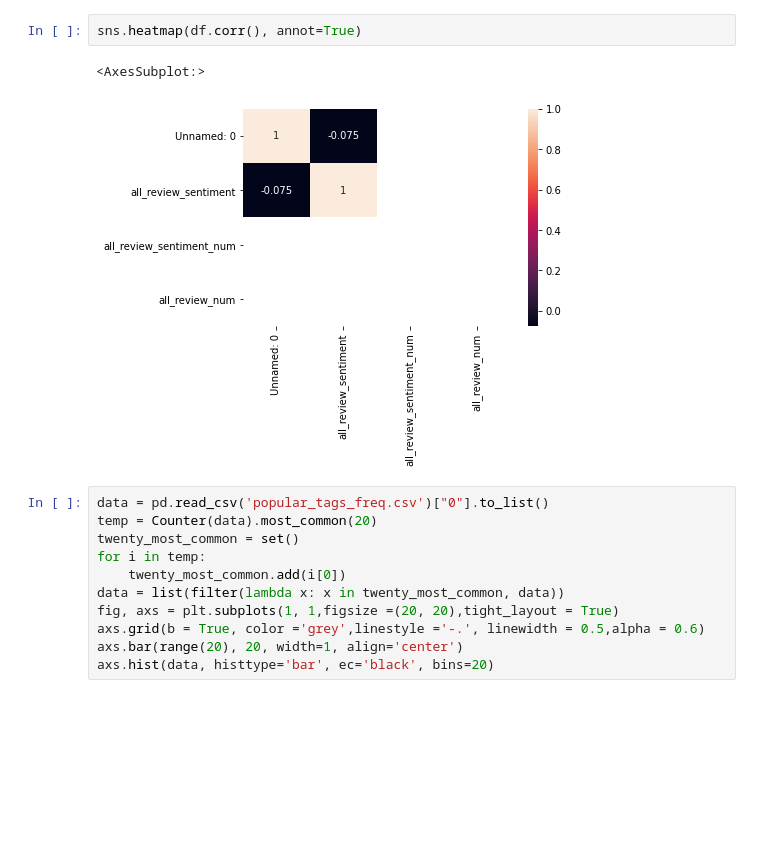
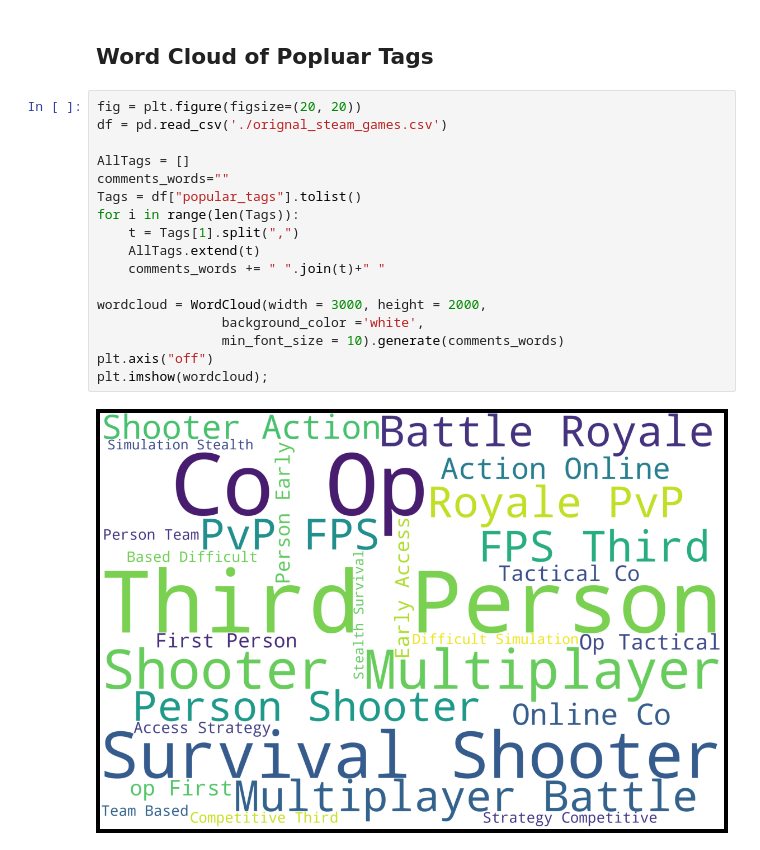
Before and after one commit to t348575/steam-recommendation-engine, a Jupyter notebook: visualization.ipynb, the cells around one changed output. Saved outputs shown, nothing was run; the diff lists cells and outputs as text; blank space fills up the shorter version.

```diff
--- a/visualization.ipynb
+++ b/visualization.ipynb
@@ -25,16 +8,21 @@ df
-# %%
-sns.heatmap(df.corr(), annot=True)
-# %% [output]
-<AxesSubplot:>
-[figure, removed]
-# %%
-data = pd.read_csv('popular_tags_freq.csv')["0"].to_list()
-temp = Counter(data).most_common(20)
-twenty_most_common = set()
-for i in temp:
-    twenty_most_common.add(i[0])
-data = list(filter(lambda x: x in twenty_most_common, data))
-fig, axs = plt.subplots(1, 1,figsize =(20, 20),tight_layout = True)
-axs.grid(b = True, color ='grey',linestyle ='-.', linewidth = 0.5,alpha = 0.6)
-axs.bar(range(20), 20, width=1, align='center')
-axs.hist(data, histtype='bar', ec='black', bins=20)
+# %% [markdown]
+## Word Cloud of Popluar Tags
+# %%
+fig = plt.figure(figsize=(20, 20))
+df = pd.read_csv('./orignal_steam_games.csv')
+
+AllTags = []
+comments_words=""
+Tags = df["popular_tags"].tolist()
+for i in range(len(Tags)):
+    t = Tags[1].split(",")
+    AllTags.extend(t)
+    comments_words += " ".join(t)+" "
+
+wordcloud = WordCloud(width = 3000, height = 2000,
+                background_color ='white',
+                min_font_size = 10).generate(comments_words)
+plt.axis("off")
+plt.imshow(wordcloud);
+# %% [output]
+[figure, added]
```
Also changed, not shown: parts of 7 cells of this notebook, 10 other files.
